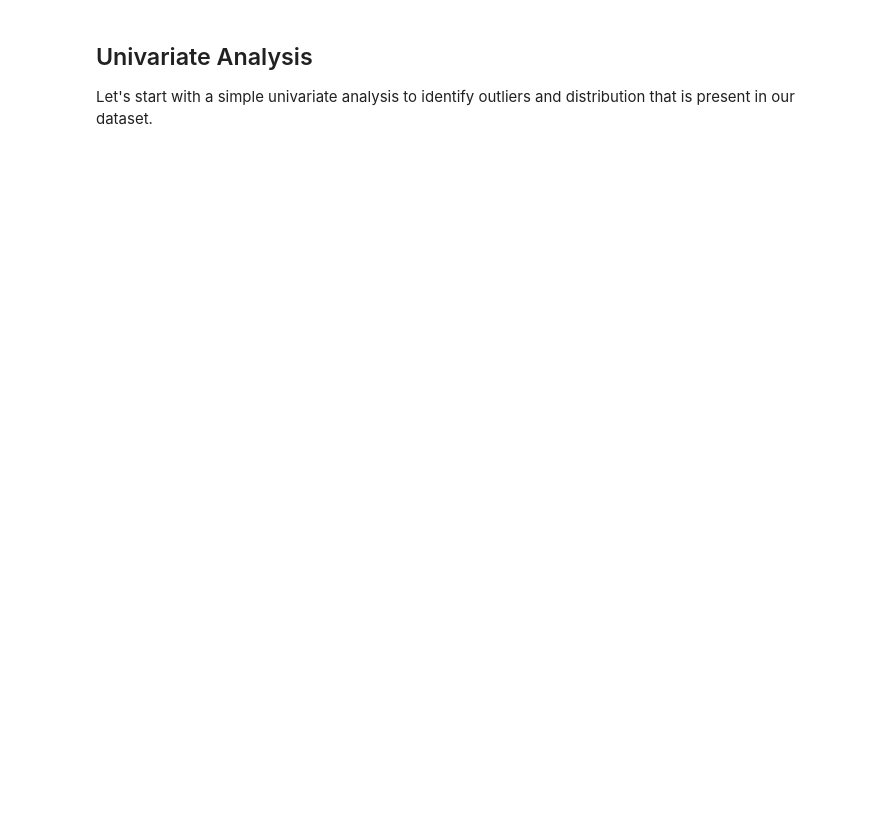
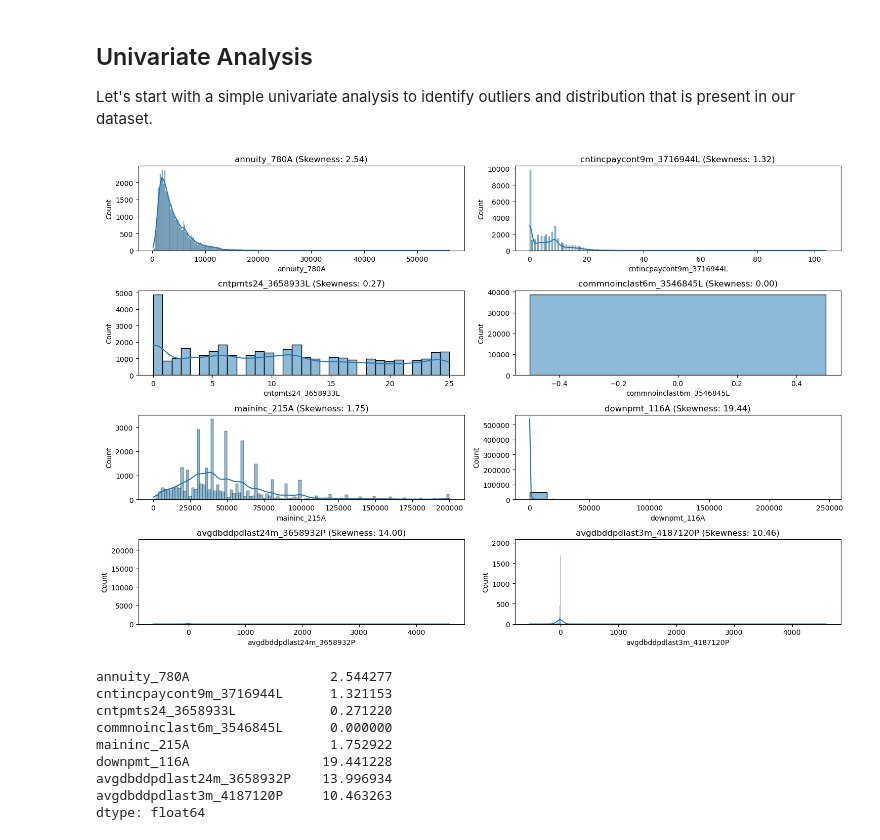
Before and after one commit to JacobTheCoder87/credit-risk-model-stability, a Jupyter notebook: code/01 EDA.ipynb, the cells around one changed output. Saved outputs shown, nothing was run; the diff lists cells and outputs as text; code cells hidden in the pictures; blank space fills up the shorter version.

```diff
--- a/code/01 EDA.ipynb
+++ b/code/01 EDA.ipynb
@@ -143,0 +158,2 @@ sampled_df = df.sample(n=50000, random_state=42)
+# %%
+sampled_df = new_df.sample(n=50000, random_state=42)
@@ -147,18 +203,29 @@ sampled_df = df.sample(n=50000, random_state=42)
 Let's start with a simple univariate analysis to identify outliers and distribution that is present in our dataset.
 # %%
 # Calculating the skewness of each feature
-to_drop = ['case_id', "date_decision_x", "date_decision_y", "equalityempfrom_62L","empl_employedtotal_800L","empl_industry_691L","date_decision", "target"]
-other_columns = df.drop(to_drop, axis=1).columns
-feature_skewness = df[other_columns].skew()
+to_drop = ['case_id', 'empl_employedtotal_800L', 'empl_industry_691L', 'date_decision', 'MONTH', 'WEEK_NUM', 'target']
+other_columns = sampled_df.drop(to_drop, axis=1).columns
+feature_skewness = sampled_df[other_columns].skew()
 
 # Plotting histograms for each feature
 plt.figure(figsize=(15, 10))
 for i, column in enumerate(other_columns, 1):  # Excluding the target variable
-    plt.subplot(5, 5, i)
-    sns.histplot(df[column], kde=True)
+    plt.subplot(4, 2, i)
+    sns.histplot(sampled_df[column], kde=True)
     plt.title(f'{column} (Skewness: {feature_skewness[column]:.2f})')
 
 plt.tight_layout()
 plt.show()
 
 feature_skewness
+# %% [output]
+[figure, added]
+annuity_780A                  2.544277
+cntincpaycont9m_3716944L      1.321153
+cntpmts24_3658933L            0.271220
+commnoinclast6m_3546845L      0.000000
+maininc_215A                  1.752922
+downpmt_116A                 19.441228
+avgdbddpdlast24m_3658932P    13.996934
+avgdbddpdlast3m_4187120P     10.463263
+dtype: float64
```
Also changed, not shown: parts of 23 cells of this notebook.
